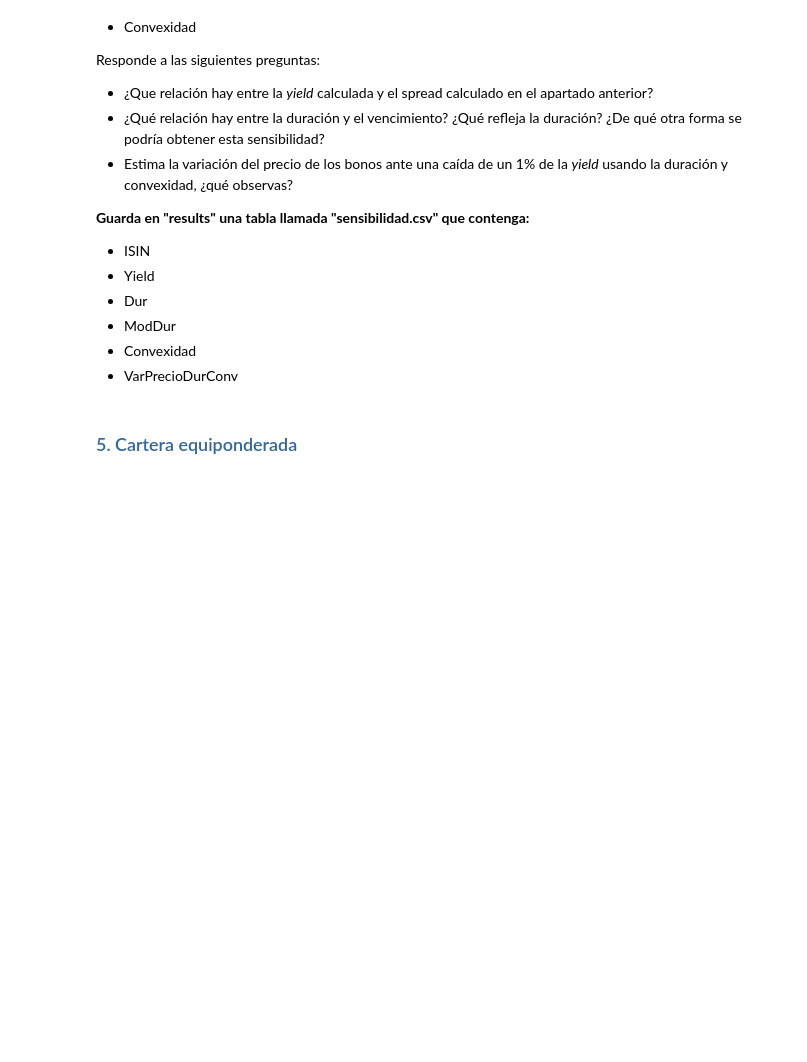
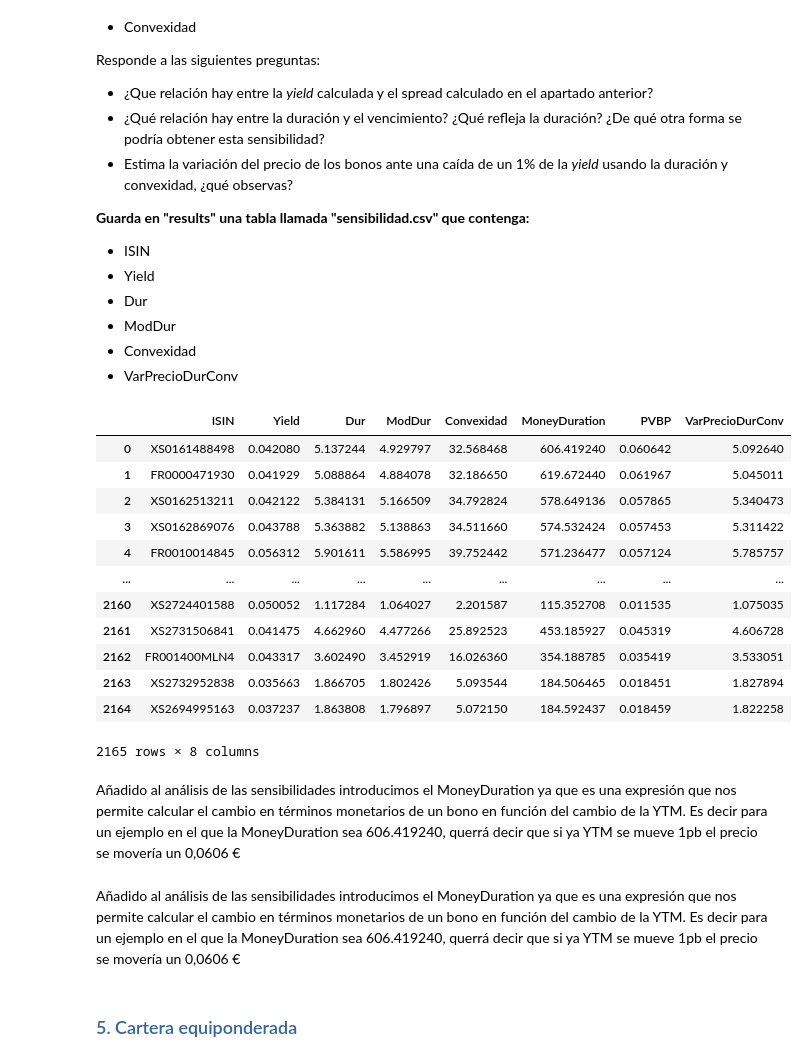
Before and after one commit to alejandroperezpujante/taller-rf-miax15, a Jupyter notebook: src/analisis_cartera.ipynb, the cells around one changed output. Drawn from its saved outputs; the diff is of its cells as text; code cells hidden in the pictures; blank space fills up the shorter version.

```diff
--- a/src/analisis_cartera.ipynb
+++ b/src/analisis_cartera.ipynb
@@ -369,6 +365,11 @@ Ten en cuenta que necesitarás una función de interpolación también. Interpol
 - DiferenciaMecadoCalculo
 - DiferenciaPct
 # %%
+import funciones_aux
+
+# Recarga los cambios guardados del módulo antes de obtener las funciones para evitar tener que reiniciar el kernel del notebook.
+importlib.reload(funciones_aux)
+from funciones_aux import valoracion_bono
 
 primera = curva_estr["Discount"].notna().to_numpy().nonzero()[0][0]
 
@@ -380,13 +381,17 @@ curva_descuento["fecha"] = pd.to_datetime(
     format="%d/%m/%Y",
 )
 
+flujos_por_isin = {}
+
+
 def valorar_fila(bono):
     precio_mercado = bono["Price"]
     if bono["RescatadoAsumido"]:
         precio_limpio = precio_sucio = cupon_corrido = 0.0
         diferencia = diferencia_pct = float("nan")
+        flujos = None
     else:
-        precio_limpio, precio_sucio, cupon_corrido, _ = valoracion_bono(
+        precio_limpio, precio_sucio, cupon_corrido, flujos = valoracion_bono(
             bono,
             curva_descuento,
             fecha_valor=fecha_valor,
@@ -395,6 +400,8 @@ def valorar_fila(bono):
         )
         diferencia = precio_mercado - precio_limpio
         diferencia_pct = diferencia / precio_limpio
+
+    flujos_por_isin[bono["ISIN"]] = flujos
 
     return pd.Series({
         "ISIN": bono["ISIN"],
@@ -460,6 +507,70 @@ Responde a las siguientes preguntas:
 - ModDur
 - Convexidad
 - VarPrecioDurConv
+# %%
+from pathlib import Path
+
+frecuencias = universo.set_index("ISIN")["Coupon Frequency"]
+
+
+def yield_fila(fila):
+    isin = fila["ISIN"]
+    return funciones_aux.calcular_yield(
+        flujos_por_isin[isin],
+        precio_sucio_mercado=fila["PrecioMercado"] + fila["CuponCorrido"],
+        frecuencia=int(frecuencias.loc[isin]),
+    )
+
+
+def sensibilidad_fila(fila):
+    isin = fila["ISIN"]
+    return funciones_aux.calcular_sensibilidad(
+        flujos_por_isin[isin],
+        y=fila["Yield"],
+        frecuencia=int(frecuencias.loc[isin]),
+    )
+
+
+results_yield = results[["ISIN"]].assign(Yield=results.apply(yield_fila, axis=1))
+results_yield[["Dur", "ModDur", "Convexidad"]] = results_yield.apply(
+    sensibilidad_fila, axis=1, result_type="expand"
+)
+
+# Sensibilidad monetaria por cada 100 de nominal, antes de escalar por el shock.
+precio_sucio_mercado = results["PrecioMercado"] + results["CuponCorrido"]
+results_yield["MoneyDuration"] = results_yield["ModDur"] * precio_sucio_mercado
+# Caída aproximada del precio por cada 100 de nominal al subir la yield 1 pb.
+results_yield["PVBP"] = results_yield["MoneyDuration"] * 1e-4
+
+# VarPrecioDurConv se expresa como porcentaje del precio sucio (p. ej. 5.0 = 5 %).
+cambio_yield = -0.01
+results_yield["VarPrecioDurConv"] = 100 * (
+    -results_yield["ModDur"] * cambio_yield
+    + 0.5 * results_yield["Convexidad"] * cambio_yield**2
+)
+
+carpeta_results = Path(carpeta_datos).resolve().parent / "results"
+carpeta_results.mkdir(exist_ok=True)
+results_yield.to_csv(carpeta_results / "sensibilidad.csv", index=False)
+display(results_yield)
+# %% [output]
+|  | ISIN | Yield | Dur | ModDur | Convexidad | MoneyDuration | PVBP | VarPrecioDurConv |
+| 0 | XS0161488498 | 0.042080 | 5.137244 | 4.929797 | 32.568468 | 606.419240 | 0.060642 | 5.092640 |
+| 1 | FR0000471930 | 0.041929 | 5.088864 | 4.884078 | 32.186650 | 619.672440 | 0.061967 | 5.045011 |
+| 2 | XS0162513211 | 0.042122 | 5.384131 | 5.166509 | 34.792824 | 578.649136 | 0.057865 | 5.340473 |
+| 3 | XS0162869076 | 0.043788 | 5.363882 | 5.138863 | 34.511660 | 574.532424 | 0.057453 | 5.311422 |
+| 4 | FR0010014845 | 0.056312 | 5.901611 | 5.586995 | 39.752442 | 571.236477 | 0.057124 | 5.785757 |
+| ... | ... | ... | ... | ... | ... | ... | ... | ... |
+| 2160 | XS2724401588 | 0.050052 | 1.117284 | 1.064027 | 2.201587 | 115.352708 | 0.011535 | 1.075035 |
+| 2161 | XS2731506841 | 0.041475 | 4.662960 | 4.477266 | 25.892523 | 453.185927 | 0.045319 | 4.606728 |
+| 2162 | FR001400MLN4 | 0.043317 | 3.602490 | 3.452919 | 16.026360 | 354.188785 | 0.035419 | 3.533051 |
+| 2163 | XS2732952838 | 0.035663 | 1.866705 | 1.802426 | 5.093544 | 184.506465 | 0.018451 | 1.827894 |
+| 2164 | XS2694995163 | 0.037237 | 1.863808 | 1.796897 | 5.072150 | 184.592437 | 0.018459 | 1.822258 |
+2165 rows × 8 columns
+# %% [markdown]
+Añadido al análisis de las sensibilidades introducimos el MoneyDuration ya que es una expresión que nos permite calcular el cambio en términos monetarios de un bono en función del cambio de la YTM. Es decir para un ejemplo en el que la MoneyDuration sea 606.419240, querrá decir que si ya YTM se mueve 1pb el precio se movería un 0,0606 €
+# %% [markdown]
+Añadido al análisis de las sensibilidades introducimos el MoneyDuration ya que es una expresión que nos permite calcular el cambio en términos monetarios de un bono en función del cambio de la YTM. Es decir para un ejemplo en el que la MoneyDuration sea 606.419240, querrá decir que si ya YTM se mueve 1pb el precio se movería un 0,0606 €
 # %% [markdown]
 ### <font color=#336699>5. Cartera equiponderada</font>
 # %% [markdown]
```
Also changed, not shown: parts of 5 cells of this notebook, 7 other files.
